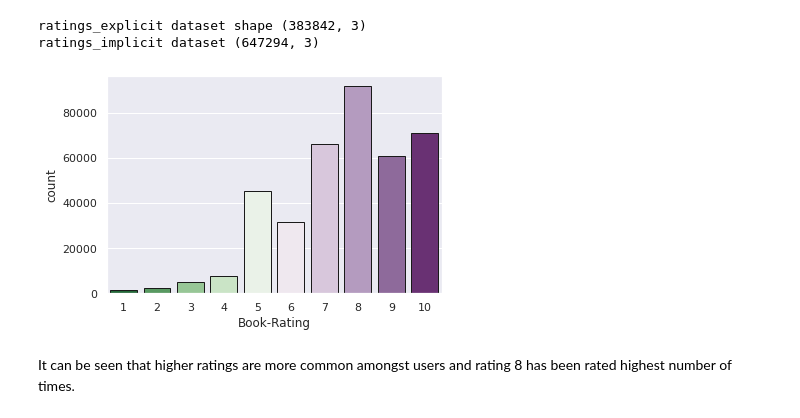
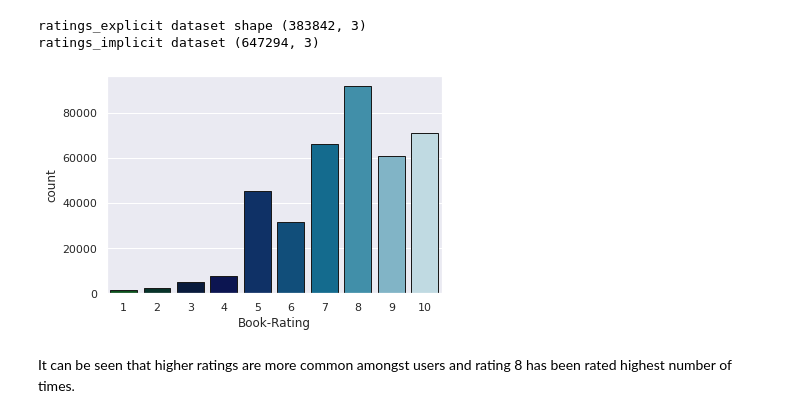
Before and after one commit to rahool010/Book-Recommendation-System, a Jupyter notebook: Book_Recommendation_System.ipynb, the cells around one changed output. Drawn from its saved outputs; the diff is of its cells as text; code cells hidden in the pictures.

```diff
--- a/Book_Recommendation_System.ipynb
+++ b/Book_Recommendation_System.ipynb
@@ -429,10 +429,9 @@ dtype: int64
 Here, we don't have any missing values.
 # %%
 # let's check the ratings distribution
-plt.rc("font", size=20)
-ratings_df['Book-Rating'].value_counts(sort=False).plot(kind='bar')
-plt.title('Rating Distribution\n')
+sns.countplot(ratings_df['Book-Rating'], palette='ocean',
+              edgecolor='k')
+plt.title('Rating Distribution')
 plt.xlabel('Rating')
-plt.ylabel('Count')
 plt.show()
 # %% [output]
@@ -466,11 +465,11 @@ print('ratings_implicit dataset',ratings_implicit.shape)
 ratings_explicit dataset shape (383842, 3)
 ratings_implicit dataset (647294, 3)
 # %%
-sns.countplot(data=ratings_explicit, x='Book-Rating',
-              palette='PRGn_r', edgecolor='k')
+sns.countplot(ratings_explicit['Book-Rating'],
+              palette='ocean', edgecolor='k')
 plt.show()
 # %% [output]
-[figure, old version]
+[figure, new version]
 # %% [markdown]
 It can be seen that higher ratings are more common amongst users and rating 8 has been rated highest number of times.
 # %%
```
Also changed, not shown: parts of 16 cells of this notebook.
